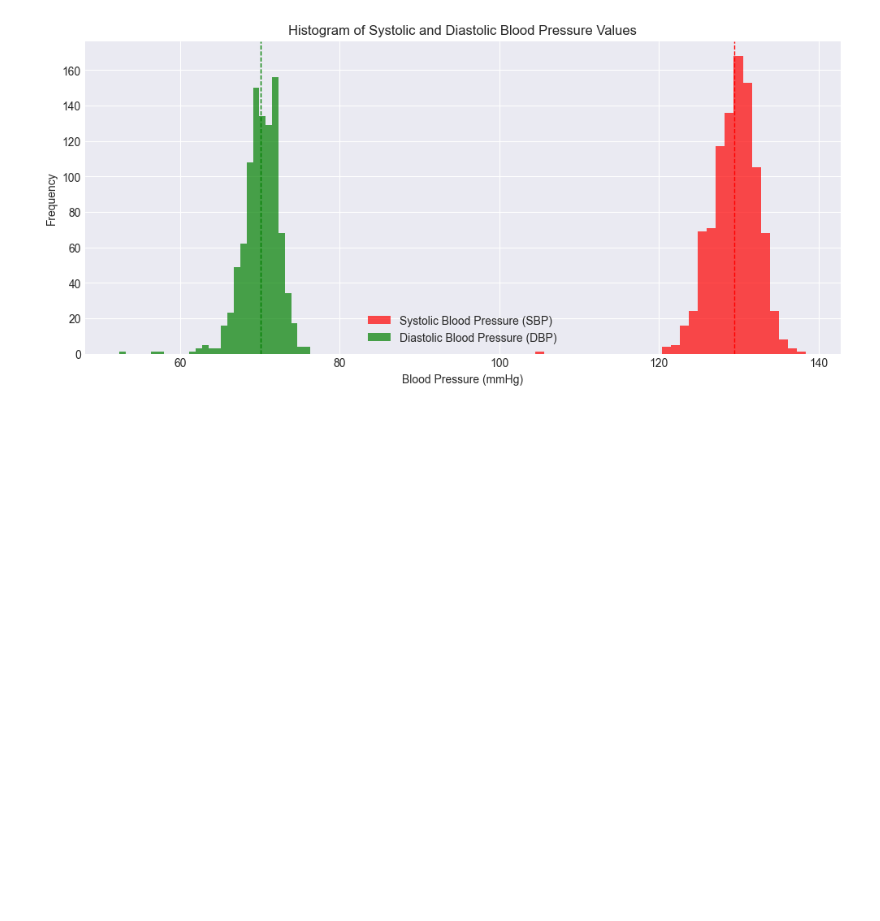
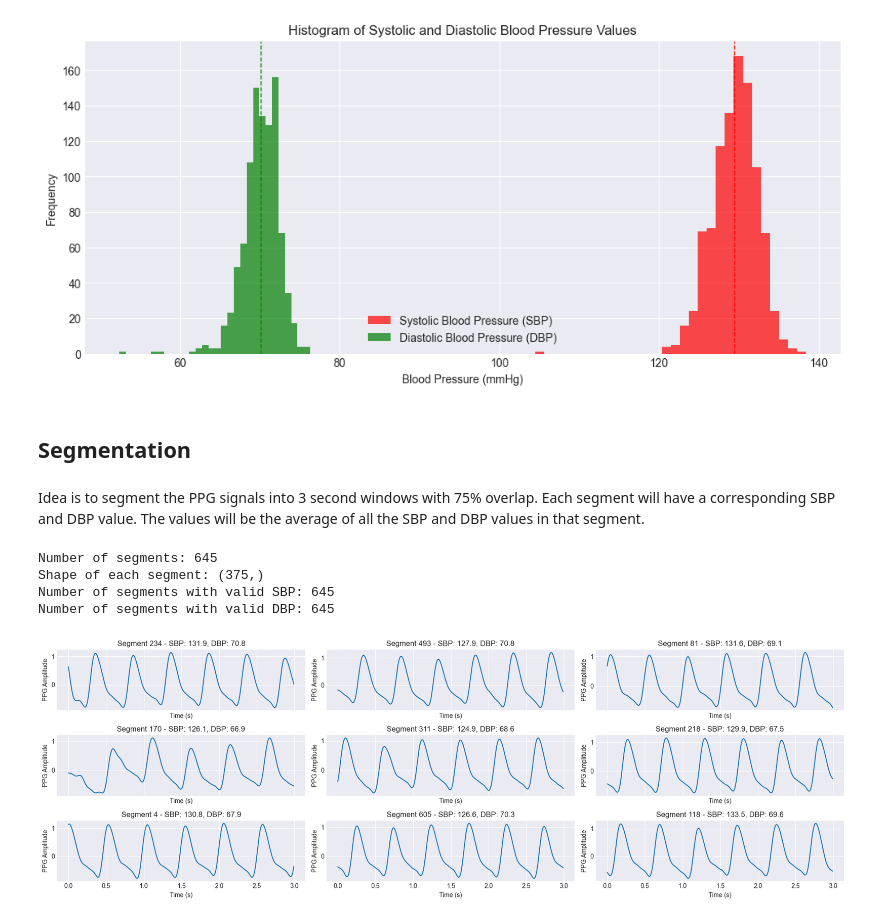
Before and after one commit to Maniacravi/ppg-bp-estimation, a Jupyter notebook: notebooks/01_exploration.ipynb, the cells around one changed output. Drawn from its saved outputs; the diff is of its cells as text; code cells hidden in the pictures; blank space fills up the shorter version.

Commit message:
exploration - segmentation

```diff
--- a/notebooks/01_exploration.ipynb
+++ b/notebooks/01_exploration.ipynb
@@ -242,3 +242,67 @@ plt.legend()
 plt.show()
 # %% [output]
 [figure]
+# %% [markdown]
+## Segmentation
+# %% [markdown]
+Idea is to segment the PPG signals into 3 second windows with 75% overlap. Each segment will have a corresponding SBP and DBP value. The values will be the average of all the SBP and DBP values in that segment.
+# %%
+# Segment the PPG signals into 3 second windows with 75% overlap
+
+segment_length = 3 * fs  # 3 seconds
+overlap = int(0.75 * segment_length)  # 75% overlap
+step_size = segment_length - overlap
+num_segments = (len(filtered_sample[0]) - overlap) // step_size
+
+segments_ppg = []
+segments_sbp = []
+segments_dbp = []
+
+
+for i in range(num_segments):
+    start_idx = i * step_size
+    end_idx = start_idx + segment_length
+    if end_idx <= len(filtered_sample[0]):
+        segment = filtered_sample[0, start_idx:end_idx]
+        segments_ppg.append(segment)
+        # Find SBP and DBP values in this segment
+        segment_time = time[start_idx:end_idx]
+        segment_systolic = systolic_peaks[(systolic_peaks >= start_idx) & (systolic_peaks < end_idx)]
+        segment_diastolic = diastolic_peaks[(diastolic_peaks >= start_idx) & (diastolic_peaks < end_idx)]
+        if len(segment_systolic) > 0:
+            segments_sbp.append(np.mean(abp_signal[segment_systolic]))
+        else:
+            segments_sbp.append(np.nan)  # No systolic peak in this segment
+        if len(segment_diastolic) > 0:
+            segments_dbp.append(np.mean(abp_signal[segment_diastolic]))
+        else:
+            segments_dbp.append(np.nan)  # No diastolic peak in this segment
+
+segments_ppg = np.array(segments_ppg)
+segments_sbp = np.array(segments_sbp)
+segments_dbp = np.array(segments_dbp)
+
+print(f'Number of segments: {len(segments_ppg)}')
+print(f'Shape of each segment: {segments_ppg[0].shape}')
+print(f'Number of segments with valid SBP: {np.sum(~np.isnan(segments_sbp))}')
+print(f'Number of segments with valid DBP: {np.sum(~np.isnan(segments_dbp))}')
+# %% [output]
+Number of segments: 645
+Shape of each segment: (375,)
+Number of segments with valid SBP: 645
+Number of segments with valid DBP: 645
+# %%
+# PLot a randopm collection of segments
+
+fig, ax = plt.subplots(3, 3, figsize=(18, 6), sharex=True)
+for i in range(3):
+    for j in range(3):
+        idx = np.random.randint(0, len(segments_ppg))
+        ax[i, j].plot(np.arange(segment_length) / fs, segments_ppg[idx])
+        ax[i, j].set_title(f'Segment {idx} - SBP: {segments_sbp[idx]:.1f}, DBP: {segments_dbp[idx]:.1f}')
+        ax[i, j].set_xlabel('Time (s)')
+        ax[i, j].set_ylabel('PPG Amplitude')
+plt.tight_layout()
+plt.show()
+# %% [output]
+[figure, added]
```
